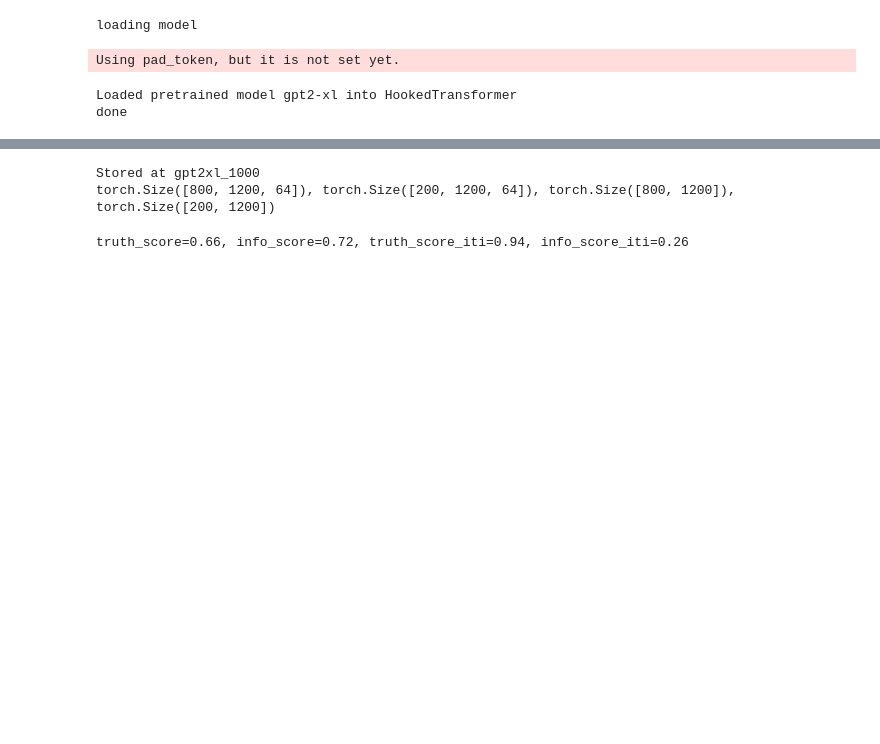
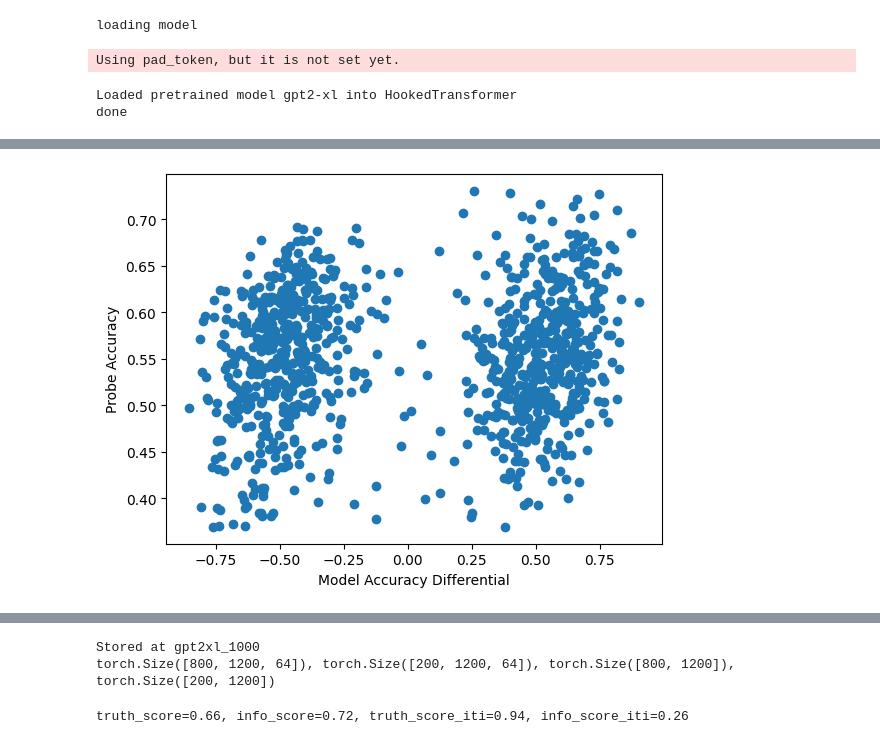
Before and after one commit to magikarp01/iti_capstone, a Jupyter notebook: generalization.ipynb, the cells around one changed output, grey strips where cells are left out. Drawn from its saved outputs; the diff is of its cells as text; code cells hidden in the pictures; blank space fills up the shorter version.

```diff
--- a/generalization.ipynb
+++ b/generalization.ipynb
@@ -108,0 +258,23 @@ KeyboardInterrupt:
+# %%
+# plot graph of model accuracy differential vs probe accuracy
+
+
+for name in datanames:
+
+    probe_accs = []
+    positive_sum, negative_sum = tot_logit_diff(acts[name], use_probs=True)
+    model_acc_diffs = (positive_sum - negative_sum)
+    for i in tqdm(range(1000)):
+        point = einops.rearrange(acts["MS"].stored_acts["z"][i], "n_l n_h d_p -> (n_l n_h) d_p")
+        label = acts["MS"].dataset.all_labels[acts["MS"].indices[i]]
+        probe_acc = get_datapoint_probe_acc(acts["MS"], point, label, "z")
+        probe_accs.append(sum(probe_acc)/len(probe_acc))
+
+    plt.scatter(model_acc_diffs, probe_accs)
+
+    break
+plt.xlabel("Model Accuracy Differential")
+plt.ylabel("Probe Accuracy")
+plt.show()
+# %% [output]
+[figure, added]
```
Also changed, not shown: parts of 11 cells of this notebook, 2 other files.
